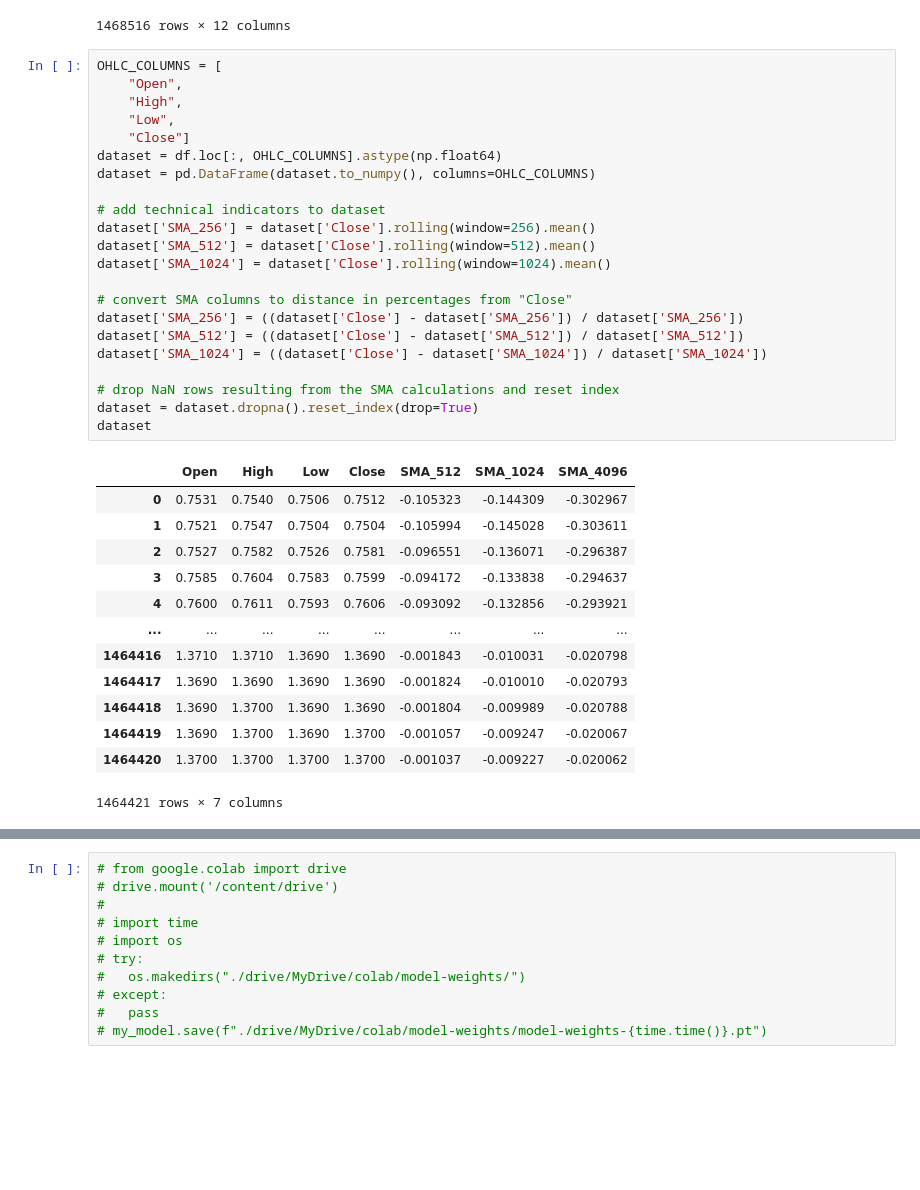
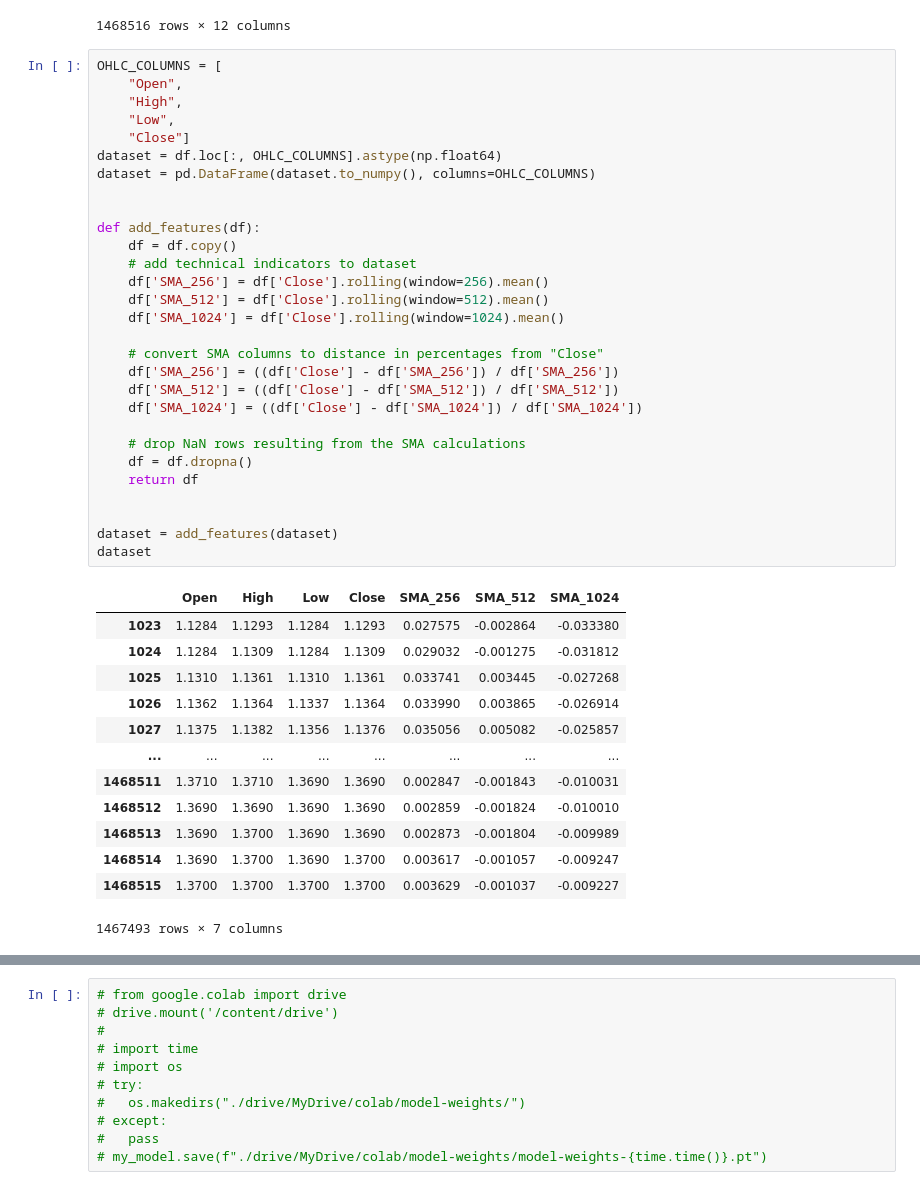
Before and after one commit to Klok-e/python-price-predict-experiment, a Jupyter notebook: price prediction_v3.ipynb, the cells around one changed output, grey strips where cells are left out. Saved outputs shown, nothing was run; the diff lists cells and outputs as text; blank space fills up the shorter version.

```diff
--- a/price prediction_v3.ipynb
+++ b/price prediction_v3.ipynb
@@ -79,39 +79,46 @@ df
 # %%
 OHLC_COLUMNS = [
     "Open",
     "High",
     "Low",
     "Close"]
 dataset = df.loc[:, OHLC_COLUMNS].astype(np.float64)
 dataset = pd.DataFrame(dataset.to_numpy(), columns=OHLC_COLUMNS)
 
-# add technical indicators to dataset
-dataset['SMA_256'] = dataset['Close'].rolling(window=256).mean()
-dataset['SMA_512'] = dataset['Close'].rolling(window=512).mean()
-dataset['SMA_1024'] = dataset['Close'].rolling(window=1024).mean()
 
-# convert SMA columns to distance in percentages from "Close"
-dataset['SMA_256'] = ((dataset['Close'] - dataset['SMA_256']) / dataset['SMA_256'])
-dataset['SMA_512'] = ((dataset['Close'] - dataset['SMA_512']) / dataset['SMA_512'])
-dataset['SMA_1024'] = ((dataset['Close'] - dataset['SMA_1024']) / dataset['SMA_1024'])
+def add_features(df):
+    df = df.copy()
+    # add technical indicators to dataset
+    df['SMA_256'] = df['Close'].rolling(window=256).mean()
+    df['SMA_512'] = df['Close'].rolling(window=512).mean()
+    df['SMA_1024'] = df['Close'].rolling(window=1024).mean()
 
-# drop NaN rows resulting from the SMA calculations and reset index
-dataset = dataset.dropna().reset_index(drop=True)
+    # convert SMA columns to distance in percentages from "Close"
+    df['SMA_256'] = ((df['Close'] - df['SMA_256']) / df['SMA_256'])
+    df['SMA_512'] = ((df['Close'] - df['SMA_512']) / df['SMA_512'])
+    df['SMA_1024'] = ((df['Close'] - df['SMA_1024']) / df['SMA_1024'])
+
+    # drop NaN rows resulting from the SMA calculations
+    df = df.dropna()
+    return df
+
+
+dataset = add_features(dataset)
 dataset
 # %% [output]
-|  | Open | High | Low | Close | SMA_512 | SMA_1024 | SMA_4096 |
-| 0 | 0.7531 | 0.7540 | 0.7506 | 0.7512 | -0.105323 | -0.144309 | -0.302967 |
-| 1 | 0.7521 | 0.7547 | 0.7504 | 0.7504 | -0.105994 | -0.145028 | -0.303611 |
-| 2 | 0.7527 | 0.7582 | 0.7526 | 0.7581 | -0.096551 | -0.136071 | -0.296387 |
-| 3 | 0.7585 | 0.7604 | 0.7583 | 0.7599 | -0.094172 | -0.133838 | -0.294637 |
-| 4 | 0.7600 | 0.7611 | 0.7593 | 0.7606 | -0.093092 | -0.132856 | -0.293921 |
+|  | Open | High | Low | Close | SMA_256 | SMA_512 | SMA_1024 |
+| 1023 | 1.1284 | 1.1293 | 1.1284 | 1.1293 | 0.027575 | -0.002864 | -0.033380 |
+| 1024 | 1.1284 | 1.1309 | 1.1284 | 1.1309 | 0.029032 | -0.001275 | -0.031812 |
+| 1025 | 1.1310 | 1.1361 | 1.1310 | 1.1361 | 0.033741 | 0.003445 | -0.027268 |
+| 1026 | 1.1362 | 1.1364 | 1.1337 | 1.1364 | 0.033990 | 0.003865 | -0.026914 |
+| 1027 | 1.1375 | 1.1382 | 1.1356 | 1.1376 | 0.035056 | 0.005082 | -0.025857 |
 | ... | ... | ... | ... | ... | ... | ... | ... |
-| 1464416 | 1.3710 | 1.3710 | 1.3690 | 1.3690 | -0.001843 | -0.010031 | -0.020798 |
-| 1464417 | 1.3690 | 1.3690 | 1.3690 | 1.3690 | -0.001824 | -0.010010 | -0.020793 |
-| 1464418 | 1.3690 | 1.3700 | 1.3690 | 1.3690 | -0.001804 | -0.009989 | -0.020788 |
-| 1464419 | 1.3690 | 1.3700 | 1.3690 | 1.3700 | -0.001057 | -0.009247 | -0.020067 |
-| 1464420 | 1.3700 | 1.3700 | 1.3700 | 1.3700 | -0.001037 | -0.009227 | -0.020062 |
+| 1468511 | 1.3710 | 1.3710 | 1.3690 | 1.3690 | 0.002847 | -0.001843 | -0.010031 |
+| 1468512 | 1.3690 | 1.3690 | 1.3690 | 1.3690 | 0.002859 | -0.001824 | -0.010010 |
+| 1468513 | 1.3690 | 1.3700 | 1.3690 | 1.3690 | 0.002873 | -0.001804 | -0.009989 |
+| 1468514 | 1.3690 | 1.3700 | 1.3690 | 1.3700 | 0.003617 | -0.001057 | -0.009247 |
+| 1468515 | 1.3700 | 1.3700 | 1.3700 | 1.3700 | 0.003629 | -0.001037 | -0.009227 |
-1464421 rows × 7 columns
+1467493 rows × 7 columns
 # %%
 from sklearn.preprocessing import MinMaxScaler, StandardScaler
 
```
Also changed, not shown: parts of 10 cells of this notebook, 1 other file.
